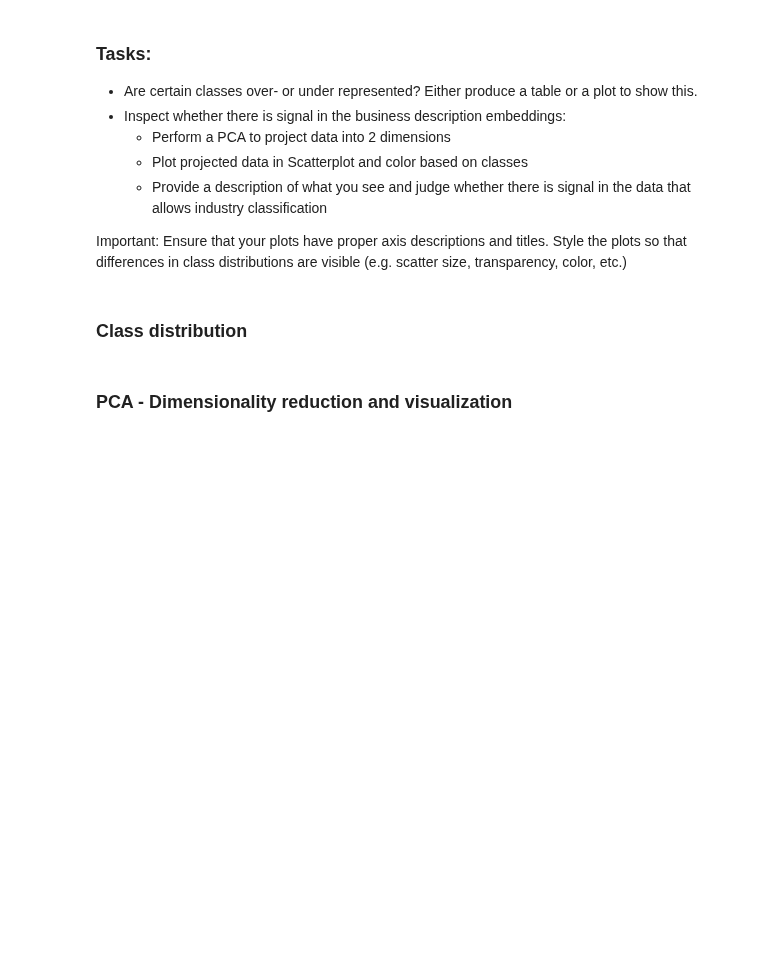
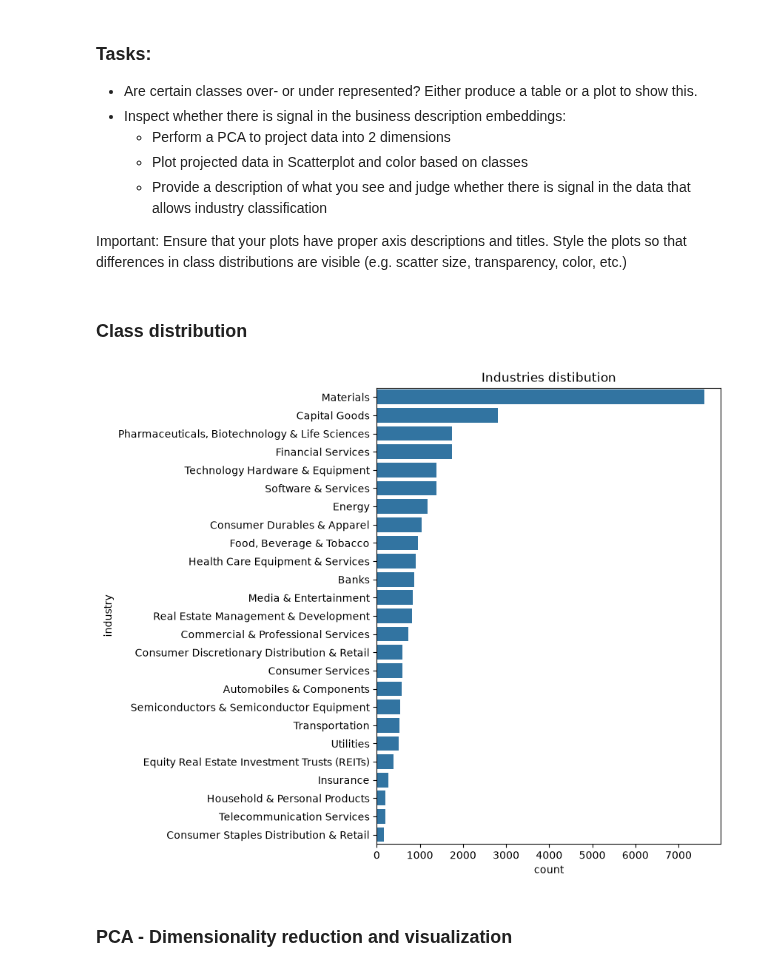
Before and after one commit to aobermuhlner/prov_repo_practica_1_DS, a Jupyter notebook: notebooks_adrian/01_industry_classification.ipynb, the cells around one changed output. Cells and saved outputs as stored; diff of their text form; code cells hidden in the pictures; blank space fills up the shorter version.

```diff
--- a/notebooks_adrian/01_industry_classification.ipynb
+++ b/notebooks_adrian/01_industry_classification.ipynb
@@ -59,5 +75,14 @@ Important: Ensure that your plots have proper axis descriptions and titles. Styl
 # %%
 # Plot the class distribution or provide a table that shows how many times each class (industry) appears
 # Describe your findings
+
+
+plt.figure(figsize=(6,8))
+sns.countplot(data=df_train, y="industry", order = df_train['industry'].value_counts().index)
+plt.title("Industries distibution")
+plt.tight_layout
+plt.show()
+# %% [output]
+[figure, added]
 # %% [markdown]
 ### PCA - Dimensionality reduction and visualization
```
Also changed, not shown: parts of 28 cells of this notebook, 3 other files.
